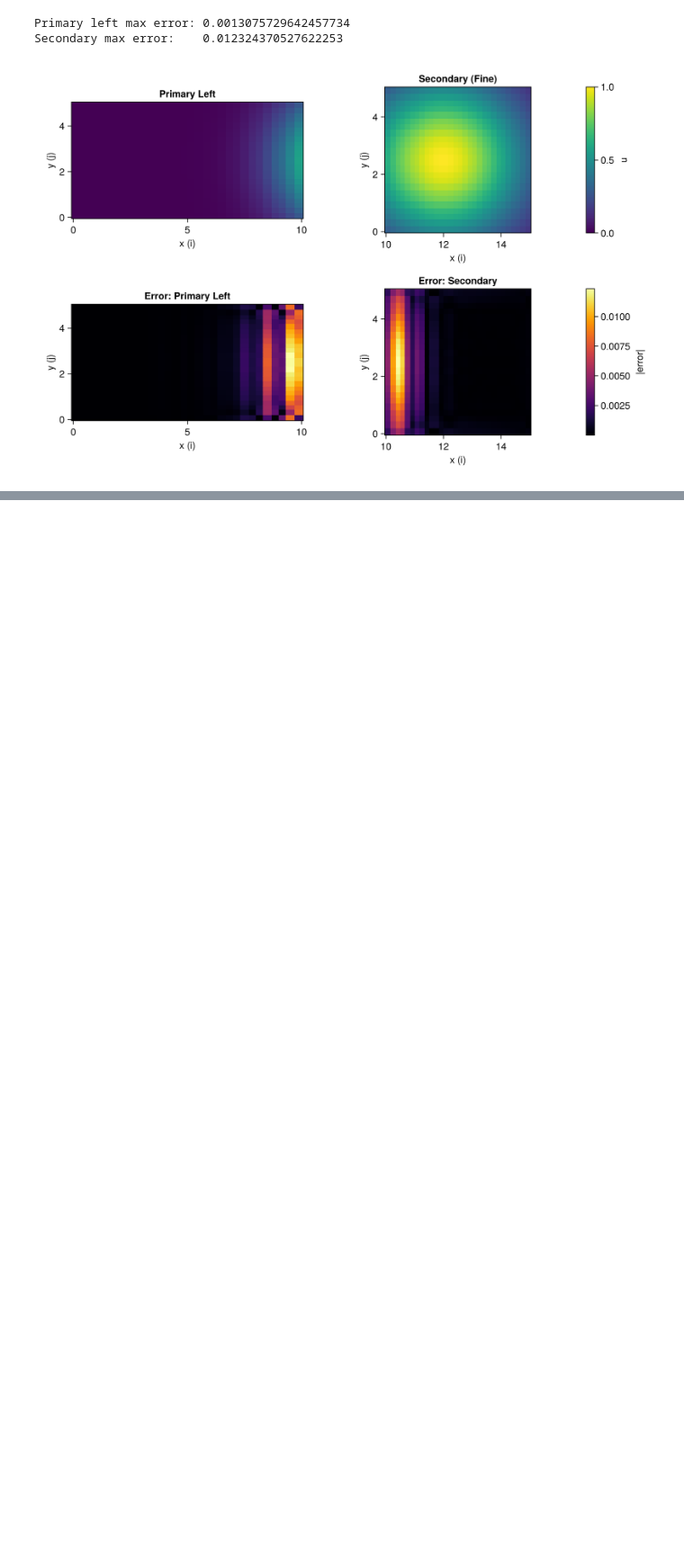
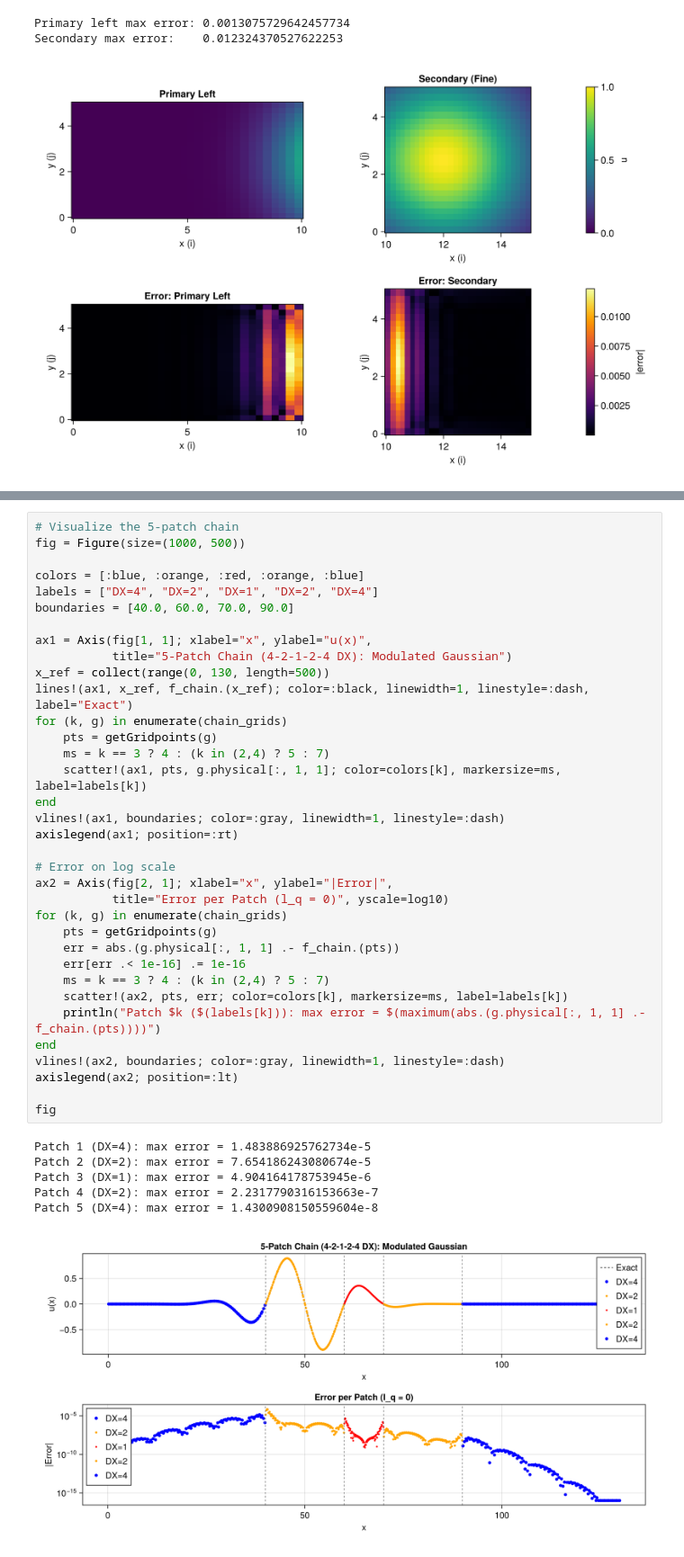
Before and after one commit to csu-tropical/Springsteel.jl, a Jupyter notebook: notebooks/Springsteel_multipatch_tutorial.ipynb, the cells around one changed output, grey strips where cells are left out. Shown at 90% size. Saved outputs shown, nothing was run; the diff lists cells and outputs as text; blank space fills up the shorter version.

```diff
--- a/notebooks/Springsteel_multipatch_tutorial.ipynb
+++ b/notebooks/Springsteel_multipatch_tutorial.ipynb
@@ -426 +540,43 @@ Secondary max error:    0.012324370527622253
+# %%
+# Visualize the 5-patch chain
+fig = Figure(size=(1000, 500))
+
+colors = [:blue, :orange, :red, :orange, :blue]
+labels = ["DX=4", "DX=2", "DX=1", "DX=2", "DX=4"]
+boundaries = [40.0, 60.0, 70.0, 90.0]
+
+ax1 = Axis(fig[1, 1]; xlabel="x", ylabel="u(x)",
+           title="5-Patch Chain (4-2-1-2-4 DX): Modulated Gaussian")
+x_ref = collect(range(0, 130, length=500))
+lines!(ax1, x_ref, f_chain.(x_ref); color=:black, linewidth=1, linestyle=:dash, label="Exact")
+for (k, g) in enumerate(chain_grids)
+    pts = getGridpoints(g)
+    ms = k == 3 ? 4 : (k in (2,4) ? 5 : 7)
+    scatter!(ax1, pts, g.physical[:, 1, 1]; color=colors[k], markersize=ms, label=labels[k])
+end
+vlines!(ax1, boundaries; color=:gray, linewidth=1, linestyle=:dash)
+axislegend(ax1; position=:rt)
+
+# Error on log scale
+ax2 = Axis(fig[2, 1]; xlabel="x", ylabel="|Error|",
+           title="Error per Patch (l_q = 0)", yscale=log10)
+for (k, g) in enumerate(chain_grids)
+    pts = getGridpoints(g)
+    err = abs.(g.physical[:, 1, 1] .- f_chain.(pts))
+    err[err .< 1e-16] .= 1e-16
+    ms = k == 3 ? 4 : (k in (2,4) ? 5 : 7)
+    scatter!(ax2, pts, err; color=colors[k], markersize=ms, label=labels[k])
+    println("Patch $k ($(labels[k])): max error = $(maximum(abs.(g.physical[:, 1, 1] .- f_chain.(pts))))")
+end
+vlines!(ax2, boundaries; color=:gray, linewidth=1, linestyle=:dash)
+axislegend(ax2; position=:lt)
+
+fig
+# %% [output]
+Patch 1 (DX=4): max error = 1.483886925762734e-5
+Patch 2 (DX=2): max error = 7.654186243080674e-5
+Patch 3 (DX=1): max error = 4.904164178753945e-6
+Patch 4 (DX=2): max error = 2.2317790316153663e-7
+Patch 5 (DX=4): max error = 1.4300908150559604e-8
+[figure, added]
 # %% [markdown]
```
Also changed, not shown: parts of 16 cells of this notebook, 3 other files.
